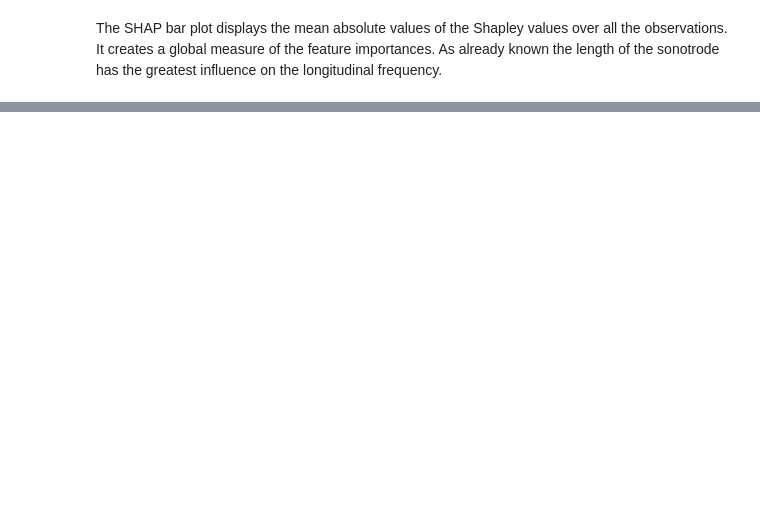
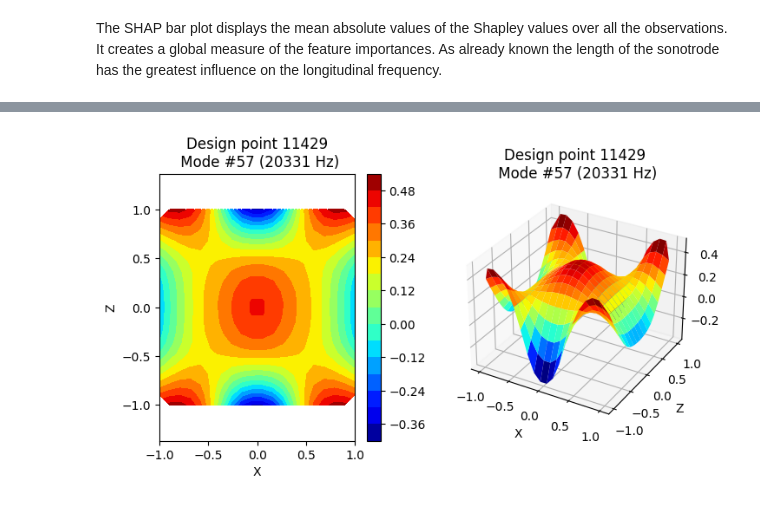
Before and after one commit to francoisbrouet/sep24_cds_int_us-welding, a Jupyter notebook: 6-model_interpretation_03_long_frequencies.ipynb, the cells around one changed output, grey strips where cells are left out. Drawn from its saved outputs; the diff is of its cells as text; code cells hidden in the pictures; blank space fills up the shorter version.

```diff
--- a/6-model_interpretation_03_long_frequencies.ipynb
+++ b/6-model_interpretation_03_long_frequencies.ipynb
@@ -191,0 +306,4 @@ shap.plots.waterfall(shap_values[-1])
+# %%
+plot_2d_norm_disp(dp_no_res_max, 57, False);
+# %% [output]
+[figure, added]
```
Also changed, not shown: parts of 52 cells of this notebook, 3 other files.
